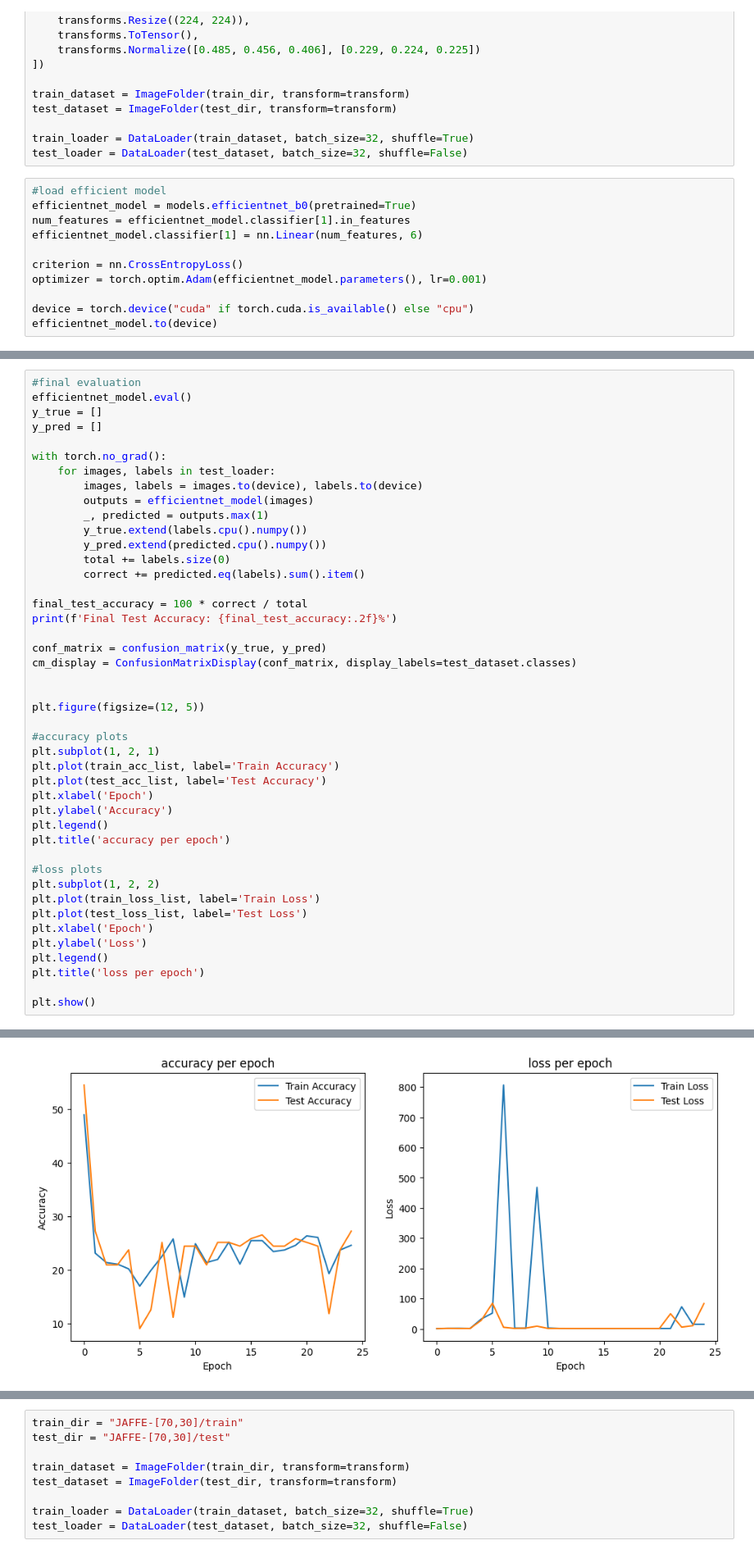
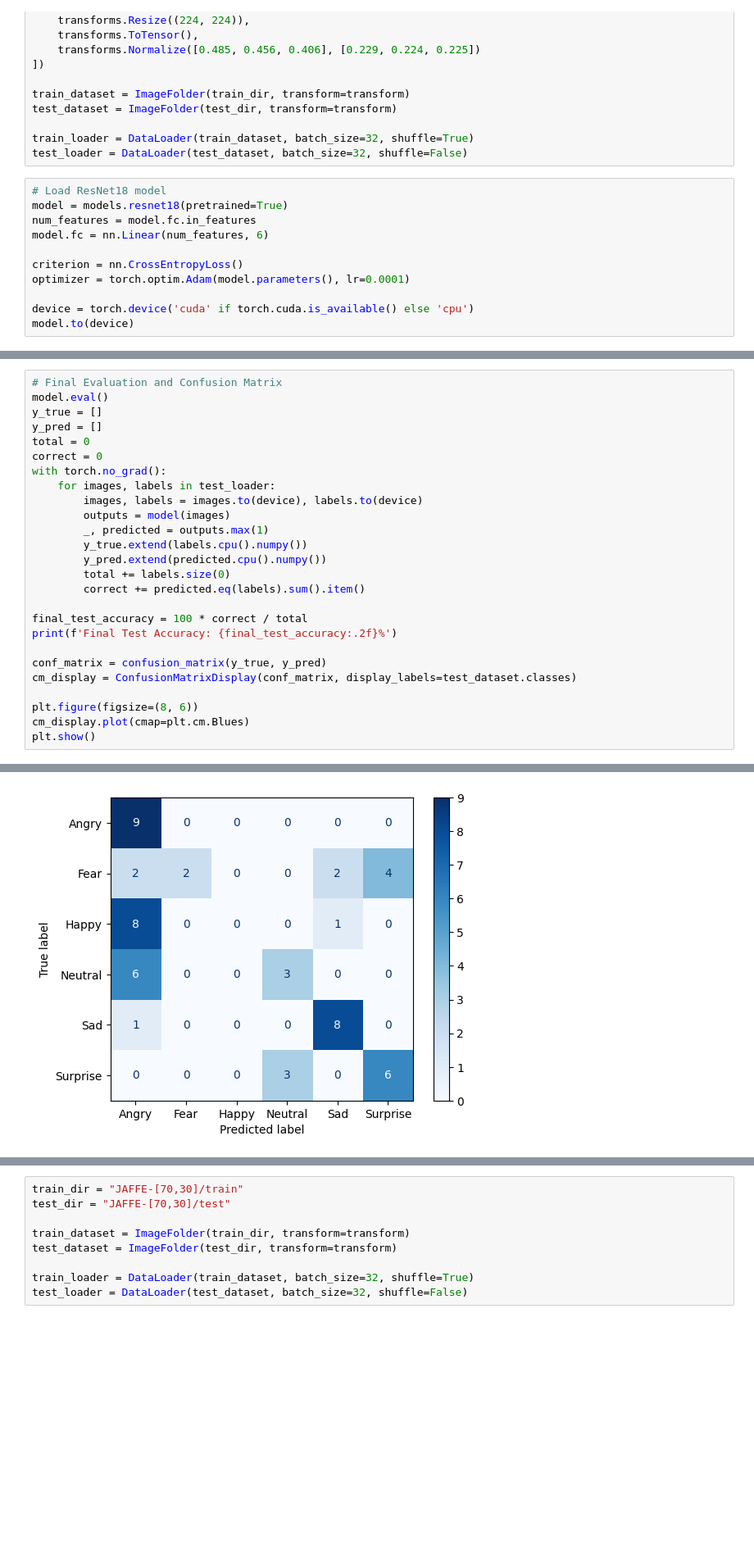
Before and after one commit to Farhan-Mehmood/AI_Assignment2, a Jupyter notebook: simple.ipynb, the cells around one changed output, grey strips where cells are left out. Shown at 82% size. Drawn from its saved outputs; the diff is of its cells as text; blank space fills up the shorter version.

```diff
--- a/simple.ipynb
+++ b/simple.ipynb
@@ -46,14 +45,14 @@ test_dataset = ImageFolder(test_dir, transform=transform)
 train_loader = DataLoader(train_dataset, batch_size=32, shuffle=True)
 test_loader = DataLoader(test_dataset, batch_size=32, shuffle=False)
 # %%
-#load efficient model
-efficientnet_model = models.efficientnet_b0(pretrained=True)
-num_features = efficientnet_model.classifier[1].in_features
-efficientnet_model.classifier[1] = nn.Linear(num_features, 6)
+# Load ResNet18 model
+model = models.resnet18(pretrained=True)
+num_features = model.fc.in_features
+model.fc = nn.Linear(num_features, 6)
 
 criterion = nn.CrossEntropyLoss()
-optimizer = torch.optim.Adam(efficientnet_model.parameters(), lr=0.001)
+optimizer = torch.optim.Adam(model.parameters(), lr=0.0001)
 
-device = torch.device("cuda" if torch.cuda.is_available() else "cpu")
-efficientnet_model.to(device)
+device = torch.device('cuda' if torch.cuda.is_available() else 'cpu')
+model.to(device)
 # %% [output]
@@ -147,13 +139,14 @@ Epoch [25/25], Train Loss: 15.4397,Train Acc: 24.63%, Test Acc: 27.27%
 # %%
-#final evaluation
-efficientnet_model.eval()
+# Final Evaluation and Confusion Matrix
+model.eval()
 y_true = []
 y_pred = []
-
+total = 0
+correct = 0
 with torch.no_grad():
     for images, labels in test_loader:
         images, labels = images.to(device), labels.to(device)
-        outputs = efficientnet_model(images)
+        outputs = model(images)
         _, predicted = outputs.max(1)
         y_true.extend(labels.cpu().numpy())
         y_pred.extend(predicted.cpu().numpy())
@@ -166,26 +159,7 @@ print(f'Final Test Accuracy: {final_test_accuracy:.2f}%')
 conf_matrix = confusion_matrix(y_true, y_pred)
 cm_display = ConfusionMatrixDisplay(conf_matrix, display_labels=test_dataset.classes)
 
-
-plt.figure(figsize=(12, 5))
-
-#accuracy plots
-plt.subplot(1, 2, 1)
-plt.plot(train_acc_list, label='Train Accuracy')
-plt.plot(test_acc_list, label='Test Accuracy')
-plt.xlabel('Epoch')
-plt.ylabel('Accuracy')
-plt.legend()
-plt.title('accuracy per epoch')
-
-#loss plots
-plt.subplot(1, 2, 2)
-plt.plot(train_loss_list, label='Train Loss')
-plt.plot(test_loss_list, label='Test Loss')
-plt.xlabel('Epoch')
-plt.ylabel('Loss')
-plt.legend()
-plt.title('loss per epoch')
-
+plt.figure(figsize=(8, 6))
+cm_display.plot(cmap=plt.cm.Blues)
 plt.show()
 # %% [output]
@@ -193 +168 @@ Final Test Accuracy: 25.41%
-[figure, old version]
+[figure, new version]
```
Also changed, not shown: parts of 11 cells of this notebook.
